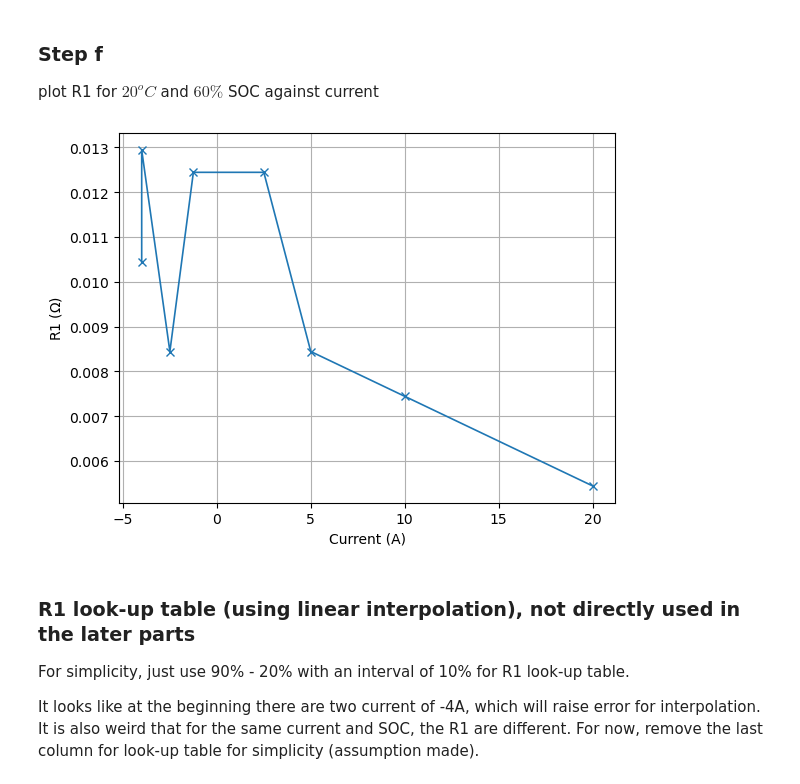
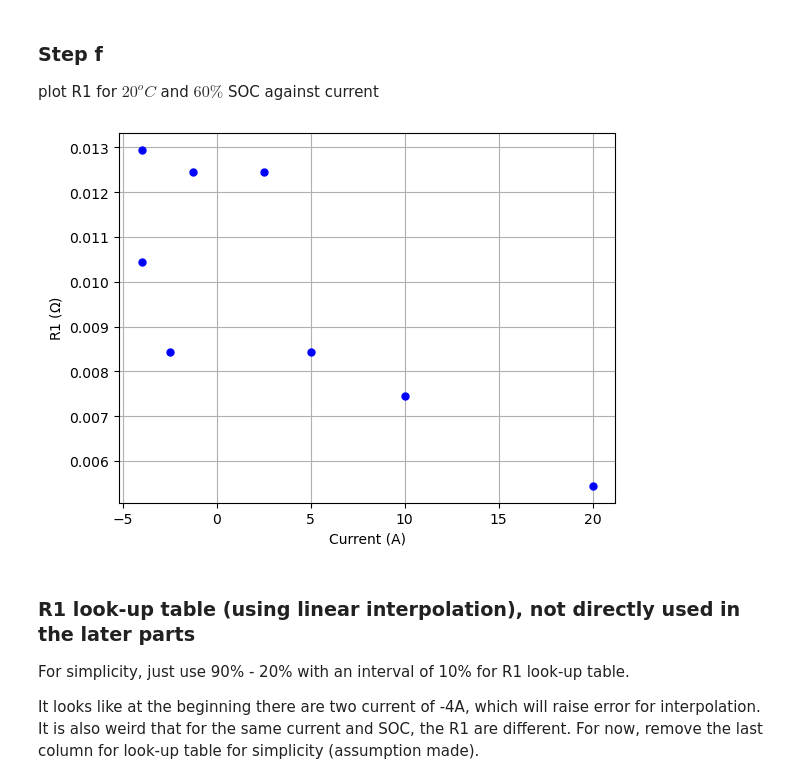
Before and after one commit to sunfanyi/modelling-of-lithium-ion-batteries, a Jupyter notebook: part_2a.ipynb, the cells around one changed output. Saved outputs shown, nothing was run; the diff lists cells and outputs as text; code cells hidden in the pictures.

Commit message:
Line to scatter plots.

```diff
--- a/part_2a.ipynb
+++ b/part_2a.ipynb
@@ -257,15 +257,15 @@ plot R1 for $20^oC$ and $60\%$ SOC against current
 # %%
 sorted_idx_I = np.argsort(I_peaks[3, :])
 fig, ax = plt.subplots()
-ax.plot(I_peaks[3, sorted_idx_I], R1_tab[3, sorted_idx_I], '-x', linewidth=1.2)
+ax.plot(I_peaks[3, sorted_idx_I], R1_tab[3, sorted_idx_I], 'b.', markersize=10)
 ax.grid()
 ax.set_xlabel('Current (A)')
 ax.set_ylabel('R1 ($\Omega$)')
 # ax.set_title('R1 at $20^oC$ and $60\%$ SOC')
 plt.show()
 fig.savefig('Figures/Part 2/2a_R1_20deg_60_SOC.eps', format='eps')
 # %% [output]
-[figure, old version]
+[figure, new version]
 # %% [markdown]
 ### R1 look-up table (using linear interpolation), not directly used in the later parts
 
```
Also changed, not shown: parts of 1 cell of this notebook, 12 other files.
